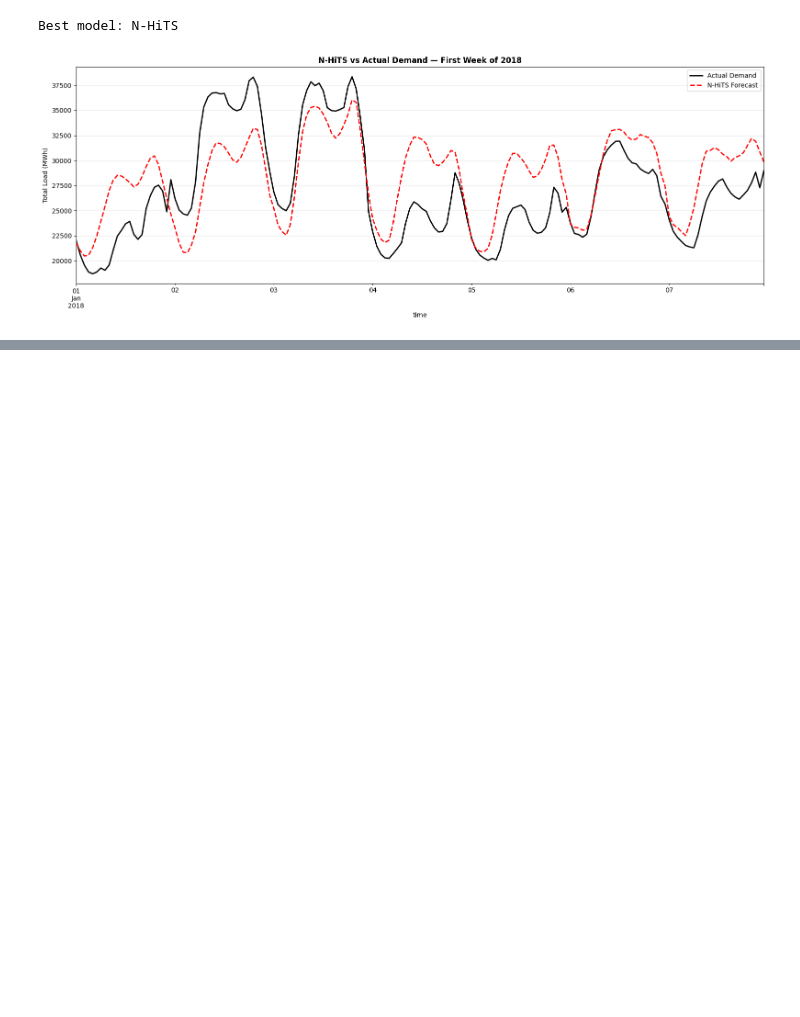
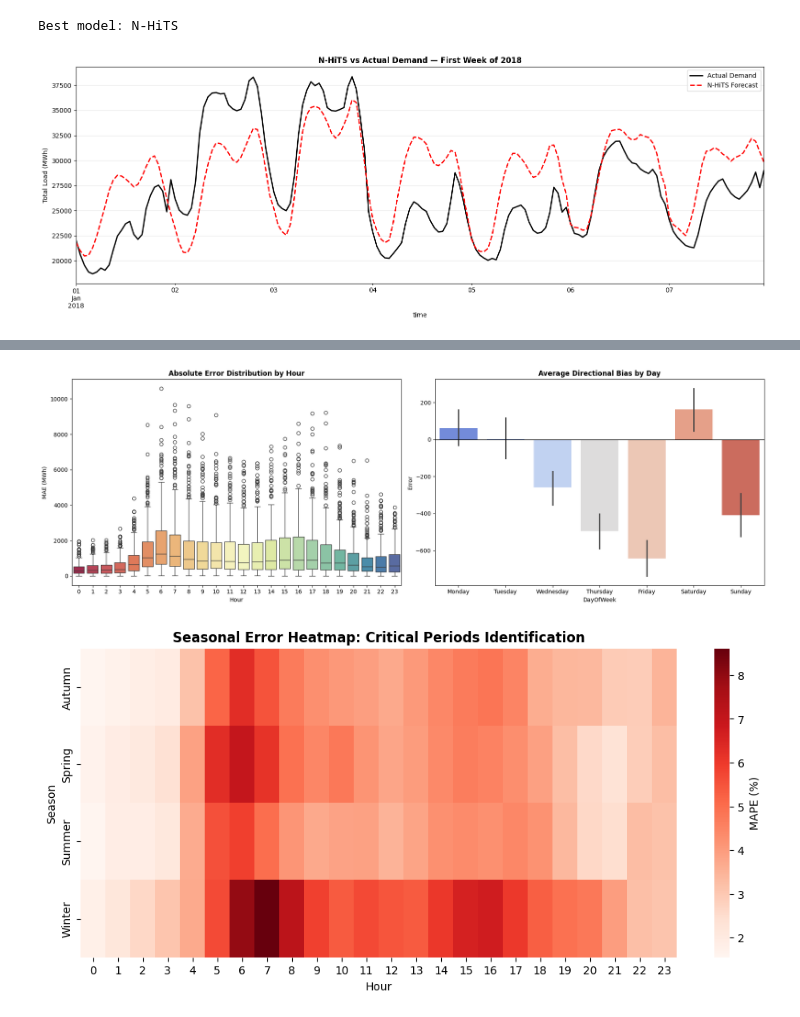
Before and after one commit to MariaGoico/Time_Series_Final_Project, a Jupyter notebook: modeling_pipeline.ipynb, the cells around one changed output, grey strips where cells are left out. Saved outputs shown, nothing was run; the diff lists cells and outputs as text; code cells hidden in the pictures; blank space fills up the shorter version.

```diff
--- a/modeling_pipeline.ipynb
+++ b/modeling_pipeline.ipynb
@@ -717,0 +593,29 @@ Ensemble: Stacking     1374.54  4.63  1921.53  1104.69
+# %%
+# ==============================================================================
+# ANALYSIS 2: SYSTEMATIC TEMPORAL BIAS
+# ==============================================================================
+fig, axes = plt.subplots(1, 2, figsize=(18, 6))
+
+# 2.1 Error by Hour (Hourly Volatility)
+sns.boxplot(data=error_df, x="Hour", y="Absolute_Error", ax=axes[0], palette="Spectral")
+axes[0].set_title("Absolute Error Distribution by Hour", fontweight="bold")
+axes[0].set_ylabel("MAE (MWh)")
+
+# 2.2 Directional Bias by Day of Week
+day_order = ["Monday","Tuesday","Wednesday","Thursday","Friday","Saturday","Sunday"]
+sns.barplot(data=error_df, x="DayOfWeek", y="Error", order=day_order, ax=axes[1], palette="coolwarm")
+axes[1].set_title("Average Directional Bias by Day", fontweight="bold")
+axes[1].axhline(0, color="black", lw=1)
+
+plt.tight_layout()
+plt.show()
+
+# 2.3 Seasonal Heatmap (Percentage Error)
+plt.figure(figsize=(12, 5))
+pivot_error = error_df.pivot_table(index='Season', columns='Hour', values='Percentage_Error', aggfunc='mean')
+sns.heatmap(pivot_error, cmap="Reds", annot=False, cbar_kws={'label': 'MAPE (%)'})
+plt.title("Seasonal Error Heatmap: Critical Periods Identification", fontweight="bold")
+plt.show()
+# %% [output]
+[figure, added]
+[figure, added]
```
Also changed, not shown: parts of 33 cells of this notebook.
